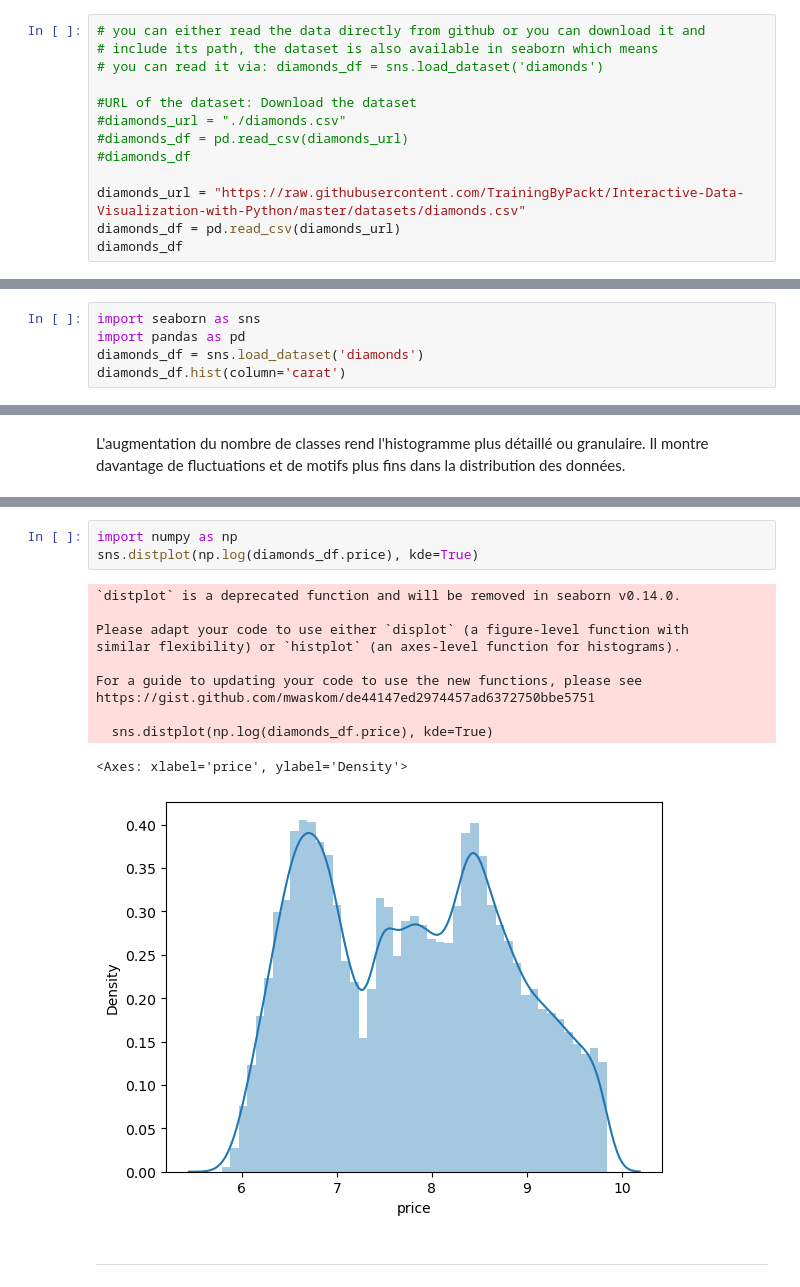
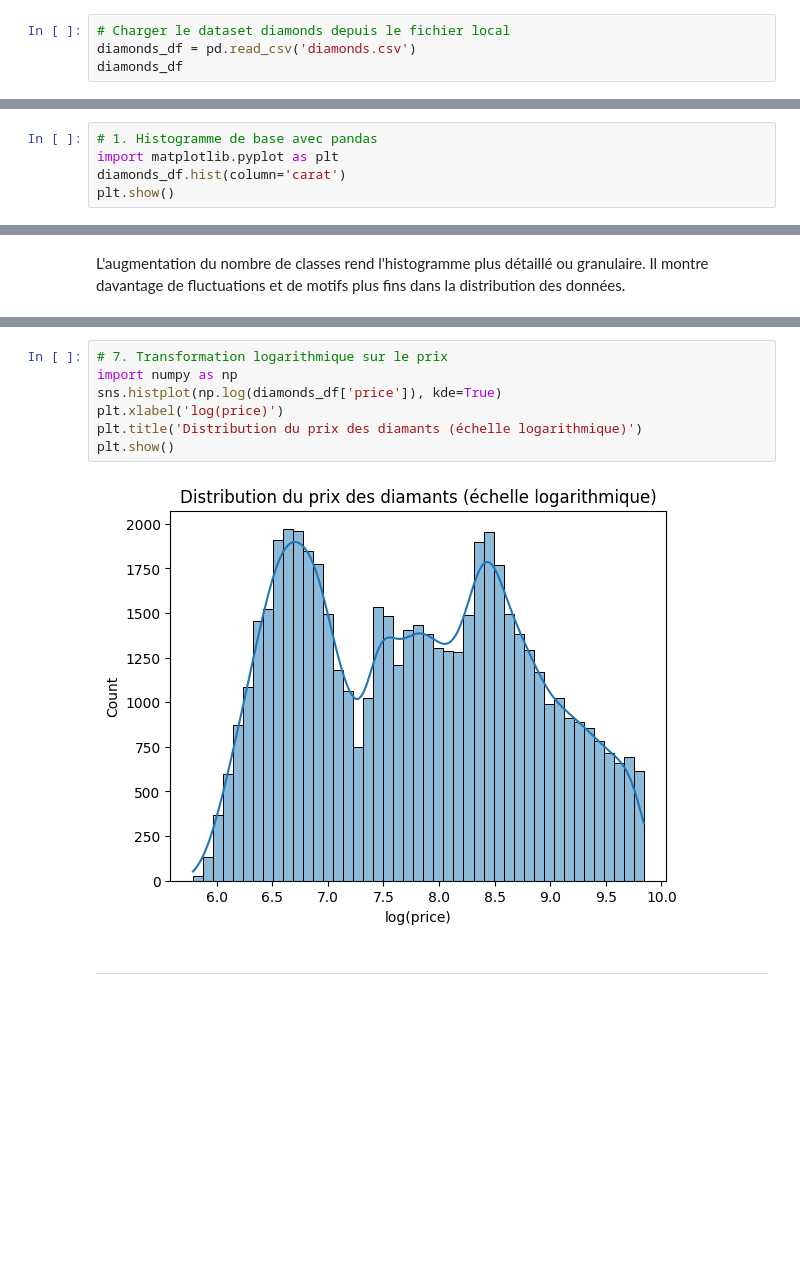
Before and after one commit to rosanajurdi/Data_Visualization_Course_2026, a Jupyter notebook: lab-sessions/lab1-Introduction_to_pandas-histograms.ipynb, the cells around one changed output, grey strips where cells are left out. Drawn from its saved outputs; the diff is of its cells as text; blank space fills up the shorter version.

Commit message:
Complétion du Lab 1 - Histogrammes avec Pandas, Seaborn et Plotly

```diff
--- a/lab-sessions/lab1-Introduction_to_pandas-histograms.ipynb
+++ b/lab-sessions/lab1-Introduction_to_pandas-histograms.ipynb
@@ -34,17 +34,8 @@ import seaborn as sns
 # %% [markdown]
 La bibliothèque pandas est un outil open source extrêmement puissant pour gérer, manipuler et analyser des données structurées. Les tableaux de données peuvent être stockés dans l'objet DataFrame disponible dans pandas, et des données dans divers formats (par exemple, .csv, .tsv, .xlsx, et .json) peuvent être lues directement dans un DataFrame. En utilisant des fonctions intégrées, les DataFrames peuvent être manipulés efficacement (par exemple, convertir des tableaux entre différentes vues, comme longues/larges ; regrouper par une colonne/caractéristique spécifique ; résumer les données ; et plus encore).
 # %%
-# you can either read the data directly from github or you can download it and
-# include its path, the dataset is also available in seaborn which means
-# you can read it via: diamonds_df = sns.load_dataset('diamonds')
-
-#URL of the dataset: Download the dataset
-#diamonds_url = "./diamonds.csv"
-#diamonds_df = pd.read_csv(diamonds_url)
-#diamonds_df
-
-diamonds_url = "https://raw.githubusercontent.com/TrainingByPackt/Interactive-Data-Visualization-with-Python/master/datasets/diamonds.csv"
-diamonds_df = pd.read_csv(diamonds_url)
+# Charger le dataset diamonds depuis le fichier local
+diamonds_df = pd.read_csv('diamonds.csv')
 diamonds_df
 # %% [output]
 |  | carat | cut | color | clarity | depth | table | price | x | y | z |
@@ -211,8 +204,8 @@ pandas est une bibliothèque puissante d'analyse et de manipulation de données.
 # %% [markdown]
 <hr style="border: 2px solid black;">
 # %%
-import seaborn as sns
-import pandas as pd
-diamonds_df = sns.load_dataset('diamonds')
+# 1. Histogramme de base avec pandas
+import matplotlib.pyplot as plt
 diamonds_df.hist(column='carat')
+plt.show()
 # %% [output]
@@ -270,18 +238,12 @@ https://gist.github.com/mwaskom/de44147ed2974457ad6372750bbe5751
 # %%
+# 7. Transformation logarithmique sur le prix
 import numpy as np
-sns.distplot(np.log(diamonds_df.price), kde=True)
+sns.histplot(np.log(diamonds_df['price']), kde=True)
+plt.xlabel('log(price)')
+plt.title('Distribution du prix des diamants (échelle logarithmique)')
+plt.show()
 # %% [output]
-`distplot` is a deprecated function and will be removed in seaborn v0.14.0.
-
-Please adapt your code to use either `displot` (a figure-level function with
-similar flexibility) or `histplot` (an axes-level function for histograms).
-
-For a guide to updating your code to use the new functions, please see
-https://gist.github.com/mwaskom/de44147ed2974457ad6372750bbe5751
-
-  sns.distplot(np.log(diamonds_df.price), kde=True)
-<Axes: xlabel='price', ylabel='Density'>
-[figure, old version]
+[figure, new version]
 # %% [markdown]
 <hr style="border: 2px solid black;">
 # %% [markdown]
```
Also changed, not shown: parts of 18 cells of this notebook, 1 other file.
